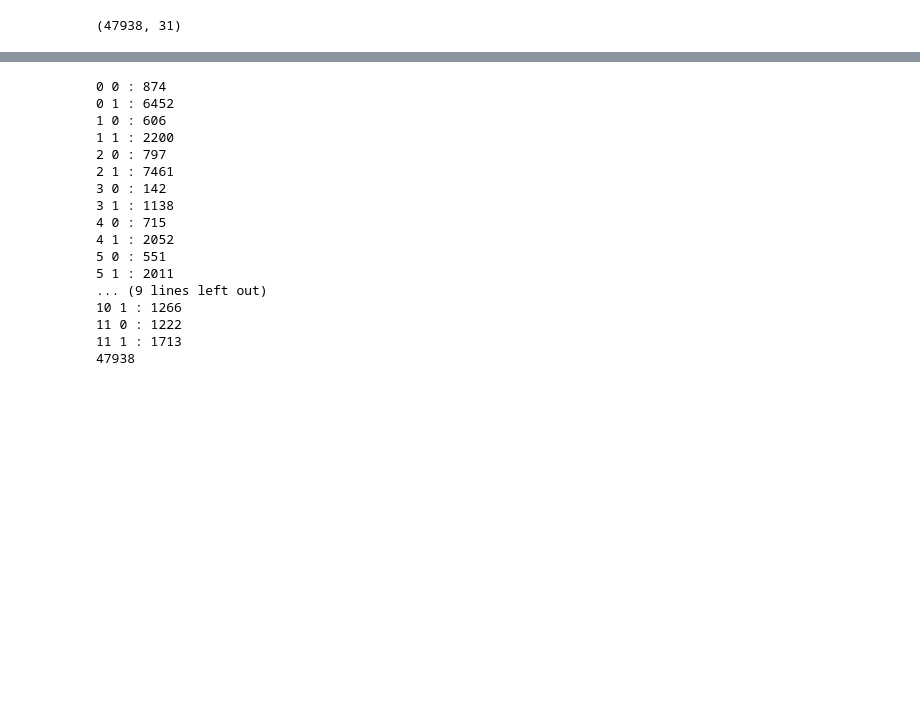
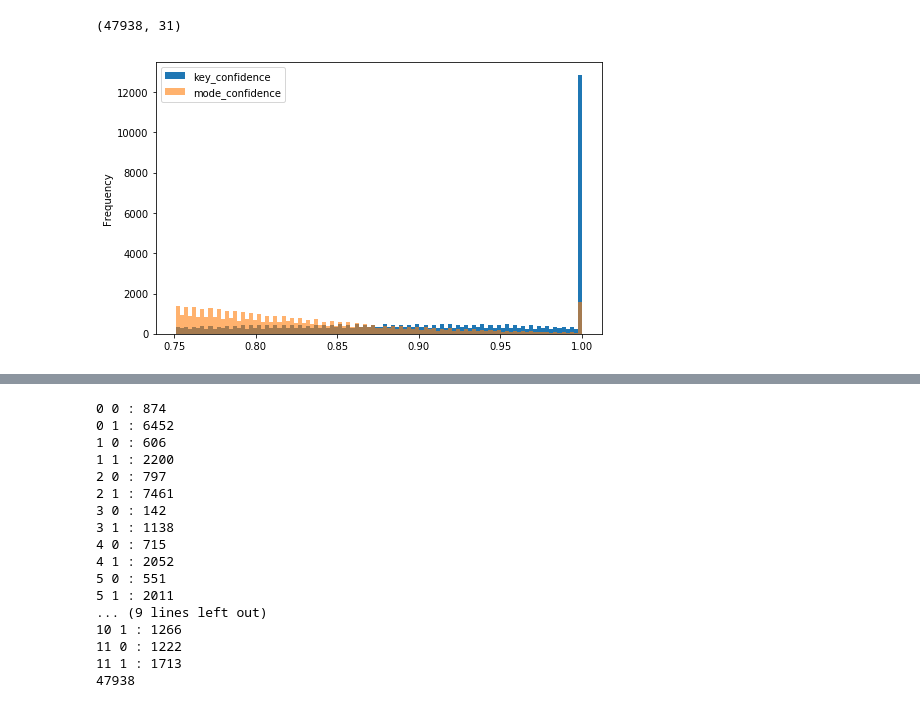
Before and after one commit to damilo/keyestcnn, a Jupyter notebook: 00.hlp/msd/msd.ipynb, the cells around one changed output, grey strips where cells are left out. Drawn from its saved outputs; the diff is of its cells as text; code cells hidden in the pictures; blank space fills up the shorter version.

```diff
--- a/00.hlp/msd/msd.ipynb
+++ b/00.hlp/msd/msd.ipynb
@@ -120,4 +124,18 @@ print (songs_conf.shape)
 | 103 | 22050 | a0c5075b032fa9467aa27706e02d91a4 | 0.0 | 214.72608 | 0.502 | 0.0 | 0 | ... |
 5 rows × 31 columns
 (47938, 31)
+# %%
+# print histograms of key confidence and mode confidence
+import matplotlib.pyplot as plt
+%matplotlib inline
+
+fig = plt.gcf ()
+fig.set_size_inches (8, 5)
+
+songs_conf['key_confidence'].plot (kind='hist', bins=100)
+songs_conf['mode_confidence'].plot (kind='hist', bins=100, alpha=0.6)
+
+plt.legend ();
+# %% [output]
+[figure, added]
 # %%
```
Also changed, not shown: parts of 5 cells of this notebook, 4 other files.
